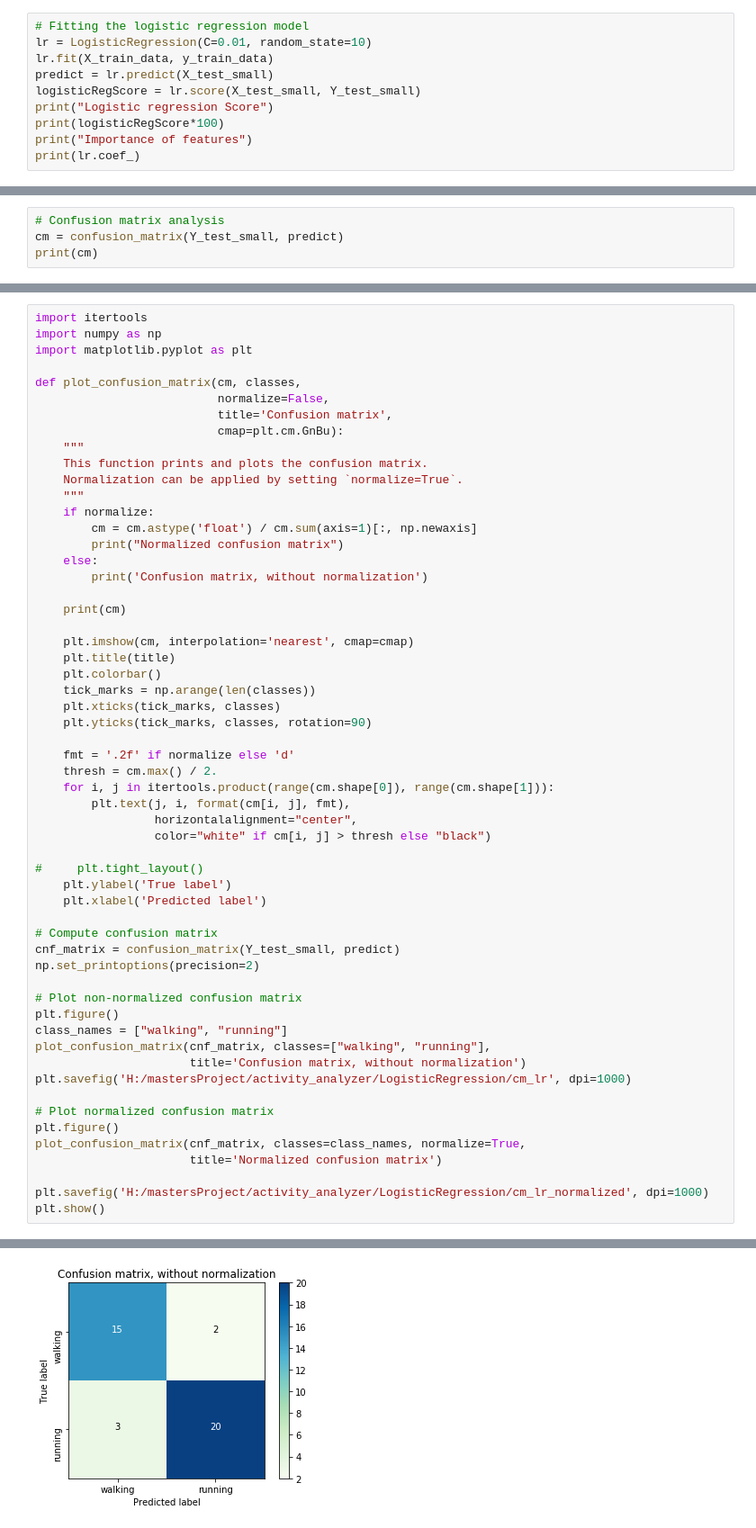
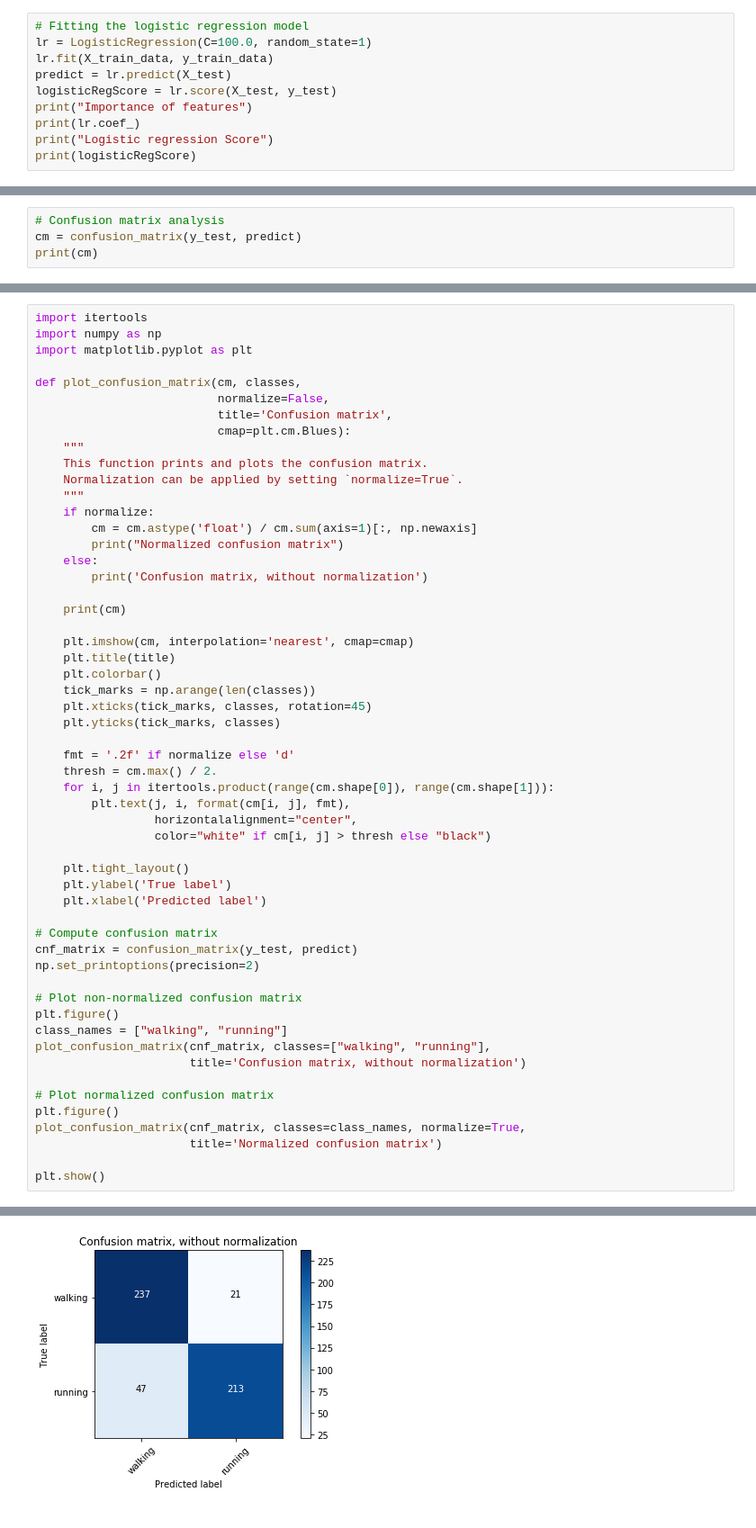
Before and after one commit to bkommineni/Activity-Recognition-Using-Sensordata, a Jupyter notebook: LogisticRegression/LogisticRegression.ipynb, the cells around one changed output, grey strips where cells are left out. Shown: that part at 90% size. Saved outputs shown, nothing was run; the diff lists cells and outputs as text.

Commit message:
jupyter notebook update 3 train 3 test

```diff
--- a/LogisticRegression/LogisticRegression.ipynb
+++ b/LogisticRegression/LogisticRegression.ipynb
@@ -65,11 +29,11 @@ Users for testing the model
 # %%
 # Fitting the logistic regression model
-lr = LogisticRegression(C=0.01, random_state=10)
+lr = LogisticRegression(C=100.0, random_state=1)
 lr.fit(X_train_data, y_train_data)
-predict = lr.predict(X_test_small)
-logisticRegScore = lr.score(X_test_small, Y_test_small)
-print("Logistic regression Score")
-print(logisticRegScore*100)
+predict = lr.predict(X_test)
+logisticRegScore = lr.score(X_test, y_test)
 print("Importance of features")
 print(lr.coef_)
+print("Logistic regression Score")
+print(logisticRegScore)
 # %% [output]
@@ -87,5 +51,5 @@ Importance of features
 # %%
 # Confusion matrix analysis
-cm = confusion_matrix(Y_test_small, predict)
+cm = confusion_matrix(y_test, predict)
 print(cm)
 # %% [output]
@@ -99,7 +63,7 @@ import matplotlib.pyplot as plt
 def plot_confusion_matrix(cm, classes,
                           normalize=False,
                           title='Confusion matrix',
-                          cmap=plt.cm.GnBu):
+                          cmap=plt.cm.Blues):
     """
     This function prints and plots the confusion matrix.
     Normalization can be applied by setting `normalize=True`.
@@ -116,8 +80,8 @@ def plot_confusion_matrix(cm, classes,
     plt.title(title)
     plt.colorbar()
     tick_marks = np.arange(len(classes))
-    plt.xticks(tick_marks, classes)
-    plt.yticks(tick_marks, classes, rotation=90)
+    plt.xticks(tick_marks, classes, rotation=45)
+    plt.yticks(tick_marks, classes)
 
     fmt = '.2f' if normalize else 'd'
     thresh = cm.max() / 2.
@@ -126,12 +90,12 @@ def plot_confusion_matrix(cm, classes,
                  horizontalalignment="center",
                  color="white" if cm[i, j] > thresh else "black")
 
-#     plt.tight_layout()
+    plt.tight_layout()
     plt.ylabel('True label')
     plt.xlabel('Predicted label')
 
 # Compute confusion matrix
-cnf_matrix = confusion_matrix(Y_test_small, predict)
+cnf_matrix = confusion_matrix(y_test, predict)
 np.set_printoptions(precision=2)
 
 # Plot non-normalized confusion matrix
@@ -139,14 +103,12 @@ plt.figure()
 class_names = ["walking", "running"]
 plot_confusion_matrix(cnf_matrix, classes=["walking", "running"],
                       title='Confusion matrix, without normalization')
-plt.savefig('H:/mastersProject/activity_analyzer/LogisticRegression/cm_lr', dpi=1000)
 
 # Plot normalized confusion matrix
 plt.figure()
 plot_confusion_matrix(cnf_matrix, classes=class_names, normalize=True,
                       title='Normalized confusion matrix')
 
-plt.savefig('H:/mastersProject/activity_analyzer/LogisticRegression/cm_lr_normalized', dpi=1000)
 plt.show()
 # %% [output]
 Confusion matrix, without normalization
@@ -158 +126 @@ Normalized confusion matrix
-[figure, old version]
+[figure, new version]
```
Also changed, not shown: parts of 7 cells of this notebook, 5 other files.
